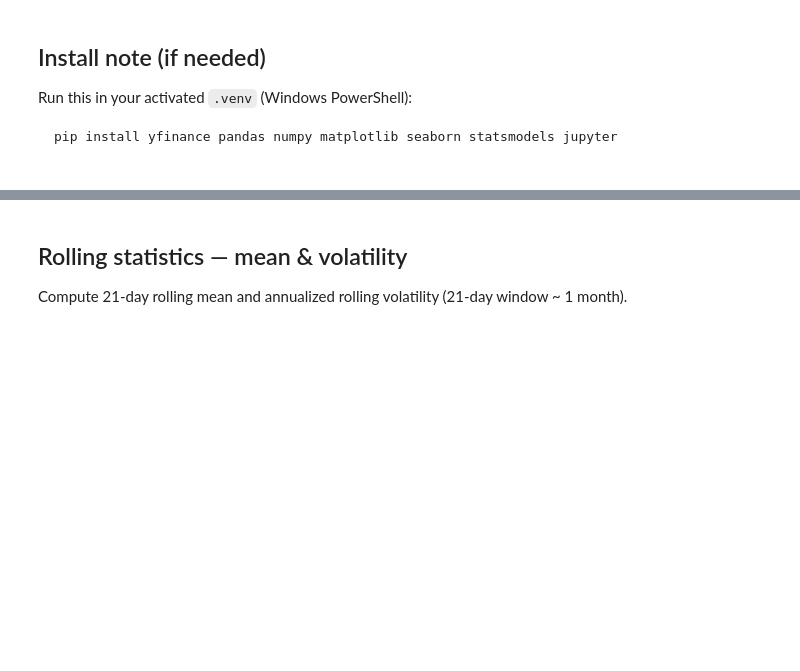
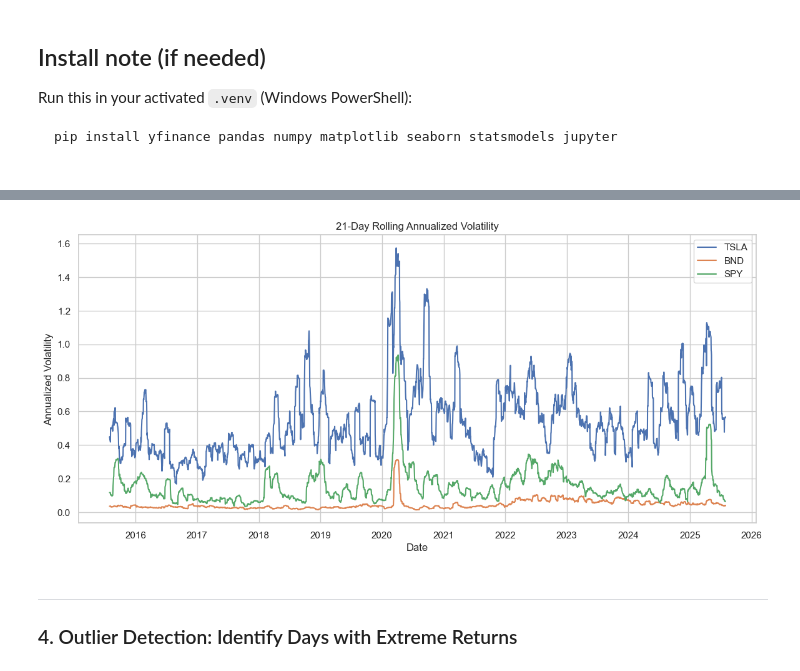
Before and after one commit to BetselotYitagesu/Time-Series-for-Portfolio-Optimization, a Jupyter notebook: notebooks/01_task1_preprocess_explore.ipynb, the cells around one changed output, grey strips where cells are left out. Drawn from its saved outputs; the diff is of its cells as text; code cells hidden in the pictures; blank space fills up the shorter version.

```diff
--- a/notebooks/01_task1_preprocess_explore.ipynb
+++ b/notebooks/01_task1_preprocess_explore.ipynb
@@ -207,16 +212,18 @@ Plot daily returns time series and distribution (histogram + KDE).
 # %%
-fig, axes = plt.subplots(3, 2, figsize=(14, 10))
-for i, t in enumerate(TICKERS):
-    ax_ts = axes[i, 0]
-    ax_dist = axes[i, 1]
-    dfs[t]["return"].plot(ax=ax_ts, title=f"{t} daily returns")
-    sns.histplot(dfs[t]["return"].dropna(), kde=True, ax=ax_dist)
-    ax_dist.set_title(f"{t} return distribution")
-plt.tight_layout()
+rolling_volatility = log_returns.rolling(window=21).std() * np.sqrt(252)  # annualized volatility
+
+plt.figure(figsize=(14, 6))
+for ticker in TICKERS:
+    plt.plot(rolling_volatility.index, rolling_volatility[ticker], label=ticker)
+plt.title("21-Day Rolling Annualized Volatility")
+plt.xlabel("Date")
+plt.ylabel("Annualized Volatility")
+plt.legend()
 plt.show()
+# %% [output]
+[figure, added]
 # %% [markdown]
-## Rolling statistics — mean & volatility
+---
 
-Compute 21-day rolling mean and annualized rolling volatility
-(21-day window ~ 1 month).
+### 4. Outlier Detection: Identify Days with Extreme Returns
 # %%
```
Also changed, not shown: parts of 15 cells of this notebook.
